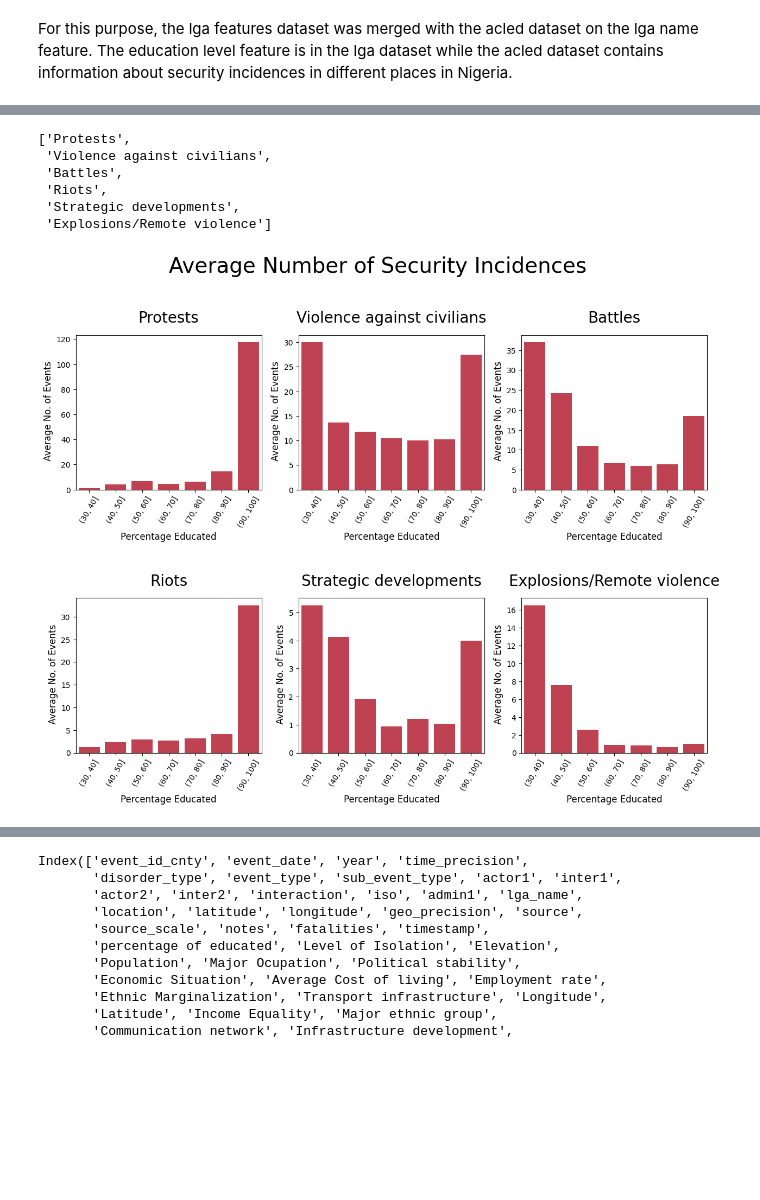
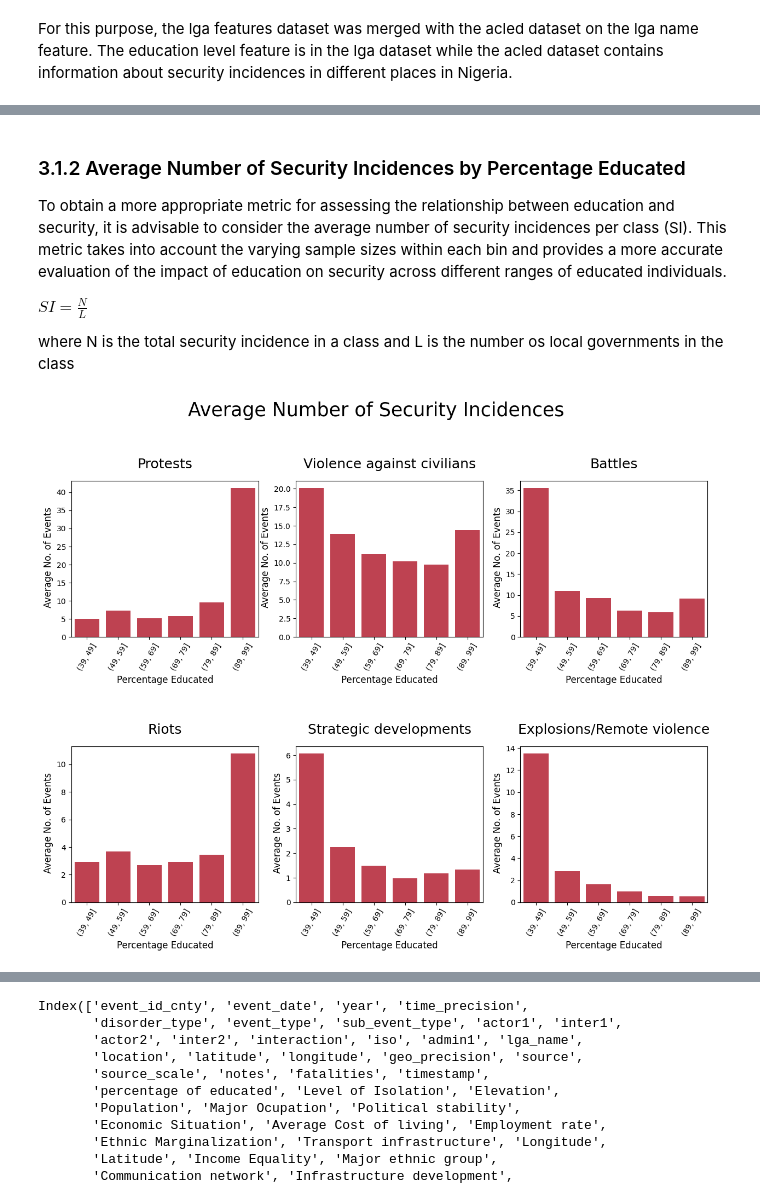
Before and after one commit to Abdul4code/Nigeria_Terror_Attacks, a Jupyter notebook: 3. Analysis of Nigerian Security Incidence.ipynb, the cells around one changed output, grey strips where cells are left out. Cells and saved outputs as stored; diff of their text form; code cells hidden in the pictures; blank space fills up the shorter version.

```diff
--- a/3. Analysis of Nigerian Security Incidence.ipynb
+++ b/3. Analysis of Nigerian Security Incidence.ipynb
@@ -66,6 +66,6 @@ df_acled_lga = pd.merge(df_acled, df_lga_features, on='lga_name')
 # %%
 # Define the bin edges
-bin_edges = [30, 40, 50, 60, 70, 80, 90, 100]  # Adjust the bin edges as desired
+bin_edges = [39, 49, 59, 69, 79, 89, 99]  # Adjust the bin edges as desired
 
 
 # Create a new column 'bin' by grouping 'x' values into bins
@@ -107,39 +103,42 @@ and L is the number os local governments in the class
+# %% [markdown]
+### 3.1.2 Average Number of Security Incidences by Percentage Educated
+
+To obtain a more appropriate metric for assessing the relationship between education and security, it is advisable to consider the average number of security incidences per class (SI). This metric takes into account the varying sample sizes within each bin and provides a more accurate evaluation of the impact of education on security across different ranges of educated individuals.
+
+$ SI = \frac{N}{ L} $
+
+where N is the total security incidence in a class
+and L is the number os local governments in the class
 # %%
 # get the local government counts in each bin
 lga_value_counts = pd.cut(df_lga_features['percentage of educated'], bins=bin_edges).value_counts()
 
 # get a list of all security event types
 event_types = list(df_acled_lga['event_type'].unique())
-# %% [output]
-['Protests',
- 'Violence against civilians',
- 'Battles',
- 'Riots',
- 'Strategic developments',
- 'Explosions/Remote violence']
 # %%
 # Create a figure and axis objects using subplots
 fig, axes = plt.subplots(nrows=2, ncols=3, figsize=(15, 10))
 
 
 row, col = 0, 0
 
 for index , event in enumerate(event_types):
     df = df_acled_lga[df_acled_lga['event_type'] == event]
-    df = df['bin'].value_counts() / lga_value_counts
+    df = df['bin'].value_counts().sort_index() / lga_value_counts.sort_index()
 
     col = index % 3
     if index > 2 : row = 1
 
     sns.barplot(x=df.index, y=df.values, ax=axes[row, col], color='#D32D41')
-    axes[row, col].set_title('{}'.format(event), fontsize=20, y=1.05)
+    axes[row, col].set_title('{}'.format(event), fontsize=18, y=1.05)
     axes[row, col].set_xlabel('Percentage Educated', fontsize=12)
     axes[row, col].set_ylabel(' Average No. of Events', fontsize=12)
     axes[row, col].tick_params(axis='x', rotation=60)
     plt.subplots_adjust(wspace=0.2, hspace=0.7)
 
 
-plt.suptitle('Average Number of Security Incidences ', fontsize='28', y=1.025)
+plt.suptitle('Average Number of Security Incidences ', fontsize='25', y=1.025)
 plt.show()
+df_acled_lga.drop('bin', axis=1, inplace=True)
 # %% [output]
-[figure, old version]
+[figure, new version]
```
Also changed, not shown: parts of 13 cells of this notebook.
